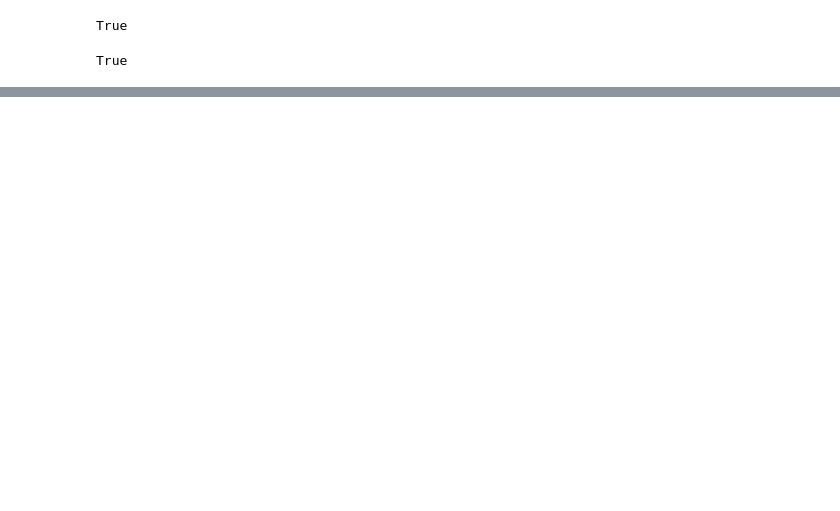
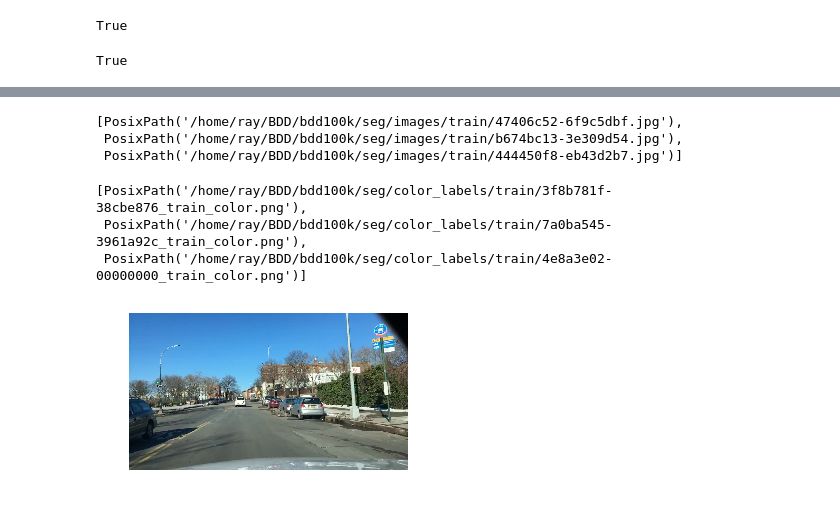
Before and after one commit to RaymondDashWu/Berkeley-DeepDrive, a Jupyter notebook: Berkeley DeepDrive v2.ipynb, the cells around one changed output, grey strips where cells are left out. Saved outputs shown, nothing was run; the diff lists cells and outputs as text; code cells hidden in the pictures; blank space fills up the shorter version.

```diff
--- a/Berkeley DeepDrive v2.ipynb
+++ b/Berkeley DeepDrive v2.ipynb
@@ -85,0 +38,3 @@ NameError: name 'untar_data' is not defined
+# %%
+path = Path('/home/ray/BDD/bdd100k/seg')
+path.ls()
@@ -86,6 +51,23 @@ NameError: name 'untar_data' is not defined
 # %%
-path_lbl = path/'labels'
-path_img = path/'images'
+path_lbl = path/'color_labels/train'
+path_img = path/'images/train'
 # %%
 fnames = get_image_files(path_img)
 fnames[:3]
+# %% [output]
+[PosixPath('/home/ray/BDD/bdd100k/seg/images/train/47406c52-6f9c5dbf.jpg'),
+ PosixPath('/home/ray/BDD/bdd100k/seg/images/train/b674bc13-3e309d54.jpg'),
+ PosixPath('/home/ray/BDD/bdd100k/seg/images/train/444450f8-eb43d2b7.jpg')]
+# %%
+lbl_names = get_image_files(path_lbl)
+lbl_names[:3]
+# %% [output]
+[PosixPath('/home/ray/BDD/bdd100k/seg/color_labels/train/3f8b781f-38cbe876_train_color.png'),
+ PosixPath('/home/ray/BDD/bdd100k/seg/color_labels/train/7a0ba545-3961a92c_train_color.png'),
+ PosixPath('/home/ray/BDD/bdd100k/seg/color_labels/train/4e8a3e02-00000000_train_color.png')]
+# %%
+img_f = fnames[0]
+img = open_image(img_f)
+img.show(figsize=(5,5))
+# %% [output]
+[figure, added]
```
Also changed, not shown: parts of 21 cells of this notebook, 1 other file.
